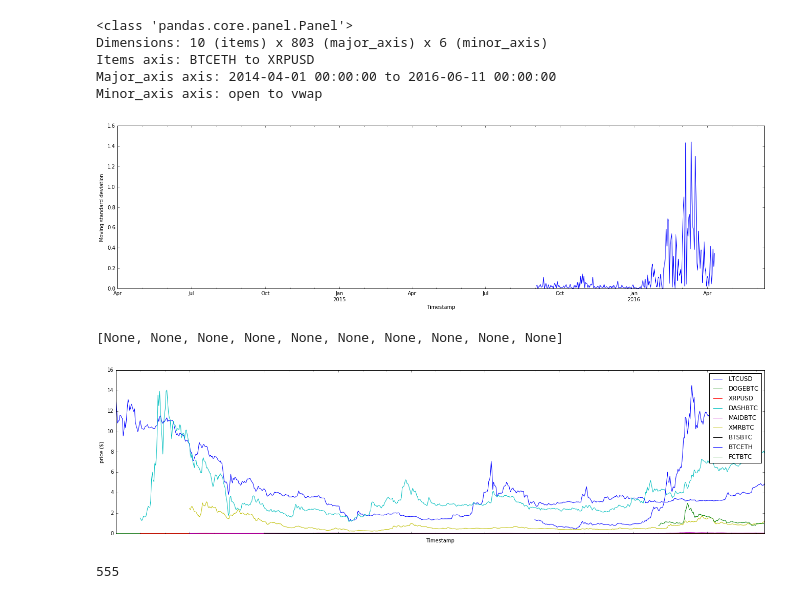
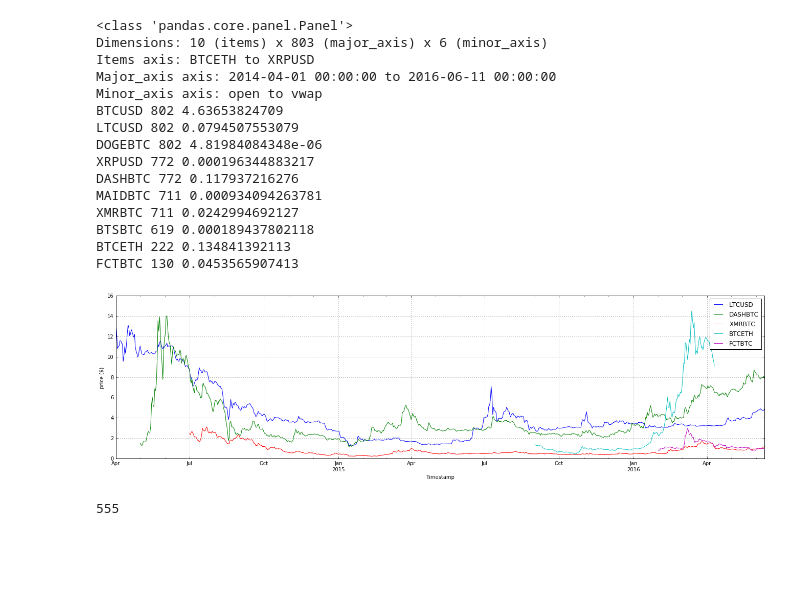
Before and after one commit to jmahhh/cryptoETF, a Jupyter notebook: test.ipynb, the cells around one changed output. Cells and saved outputs as stored; diff of their text form; code cells hidden in the pictures; blank space fills up the shorter version.

Commit message:
added SPY initialization at bottom, other small changes

```diff
--- a/test.ipynb
+++ b/test.ipynb
@@ -42,26 +44,37 @@ df = panel.to_frame()
 # print df.corr()
 
 
-# Rolling standard deviation
-df_std = panel['BTCETH']['vwap']
-std_plot = pd.rolling_std(df_std, 2)
+# Rolling standard deviations (volatilities)
+for x in array:
+    df_std = panel[x]['vwap']
+    std_plot = pd.rolling_std(df_std, 2)
+    print x, std_plot.dropna().count(), sum(std_plot.dropna()) / std_plot.count()
 
-ax1 = plt.subplot(621)
-std_plot.plot(ax=ax1)
-plt.gcf().set_size_inches(50,40)
-plt.ylabel('Moving standard deviation')
-plt.savefig('btceth.png',bbox_inches='tight')
-plt.show()
+# Having a look at the lognormal distributions
+# for x in array:
+#     st = stats.normaltest(panel[x]['vwap'].dropna())
+#     print x, st
 
-
-# panel['DOGEBTC']['vwap']
-# print(panel.minor_axis)
-# print(panel['DOGEBTC'])
+# ax1 = plt.subplot(621)
+# std_plot.plot(ax=ax1)
+# plt.gcf().set_size_inches(50,40)
+# plt.ylabel('Moving standard deviation')
+# # plt.savefig('btceth.png',bbox_inches='tight')
+# plt.show()
 # %% [output]
 <class 'pandas.core.panel.Panel'>
 Dimensions: 10 (items) x 803 (major_axis) x 6 (minor_axis)
 Items axis: BTCETH to XRPUSD
 Major_axis axis: 2014-04-01 00:00:00 to 2016-06-11 00:00:00
 Minor_axis axis: open to vwap
+BTCUSD 802 4.63653824709
+LTCUSD 802 0.0794507553079
+DOGEBTC 802 4.81984084348e-06
+XRPUSD 772 0.000196344883217
+DASHBTC 772 0.117937216276
+MAIDBTC 711 0.000934094263781
+XMRBTC 711 0.0242994692127
+BTSBTC 619 0.000189437802118
+BTCETH 222 0.134841392113
+FCTBTC 130 0.0453565907413
-[figure, removed]
 # %%
@@ -84,23 +96,30 @@ import matplotlib.pyplot as plt
 # %%
+# Initial visuals
+
 ax1 = plt.subplot(621)
 # del dictData['BTCUSD']['Volume']
 # dictData['BTCUSD']['Volume']
 # SEE https://stats.stackexchange.com/questions/19426/scaling-data-that-are-on-different-scales-for-a-graph
 # ax2 = ax1.twinx()
+leaveOut = ['BTCUSD','MAIDBTC','XRPUSD']
 for x in array:
-    if x == 'BTCUSD':
-        # dictData[x]['VWAP'].plot(ax=ax2,label=str(x))
+    if x == 'MAIDBTC' or x == 'XRPUSD' or x == 'BTSBTC' or x == 'DOGEBTC' or x == 'BTCUSD':
+        # dictData[x]['VWAP'].plot(ax=ax1,label=str(x))
         pass
     else:
+        # pass
         dictData[x]['VWAP'].plot(ax=ax1,label=str(x))
 plt.ylabel('price ($)')
 # ax1.lines.pop(4)
 plt.gcf().set_size_inches(50,40)
 plt.legend()
-plt.setp(ax1.get_xticklabels(), visible=False)
+plt.setp(ax1.get_xticklabels(), visible=True)
+ax1.get_xaxis().set_visible(True)
+# ax1.get_xaxis().set_ticks([])
+plt.grid(True)
+plt.savefig('0_16_crypts.png',bbox_inches='tight')
 # %% [output]
-[None, None, None, None, None, None, None, None, None, None]
-[figure, old version]
+[figure, new version]
 # %%
 # ACTUAL ETF BACKTESTING
 
```
Also changed, not shown: parts of 9 cells of this notebook.
